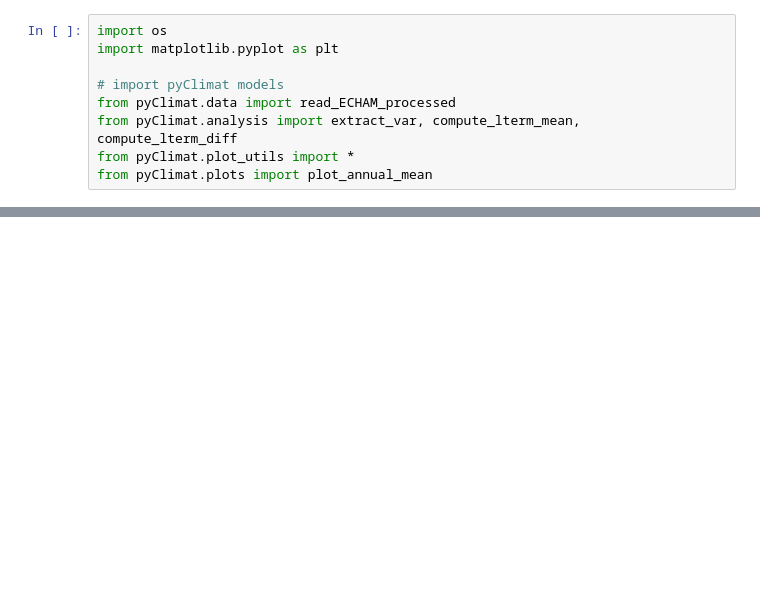
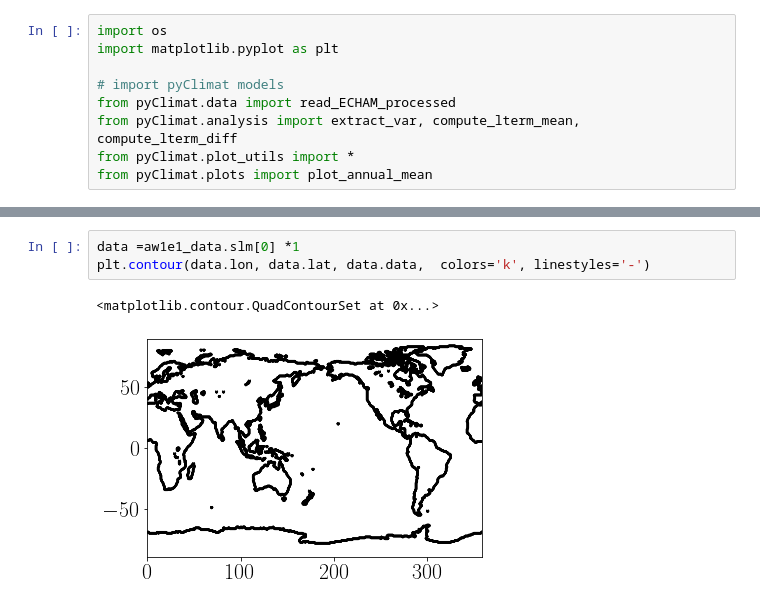
Before and after one commit to Dan-Boat/pyClimat, a Jupyter notebook: examples/Alps/Miocene/plot_anomaly.ipynb, the cells around one changed output, grey strips where cells are left out. Drawn from its saved outputs; the diff is of its cells as text; blank space fills up the shorter version.

```diff
--- a/examples/Alps/Miocene/plot_anomaly.ipynb
+++ b/examples/Alps/Miocene/plot_anomaly.ipynb
@@ -26,0 +38,6 @@ miow1e1_data, miow1e1_wiso = read_ECHAM_processed(main_path=module_output_main_p
+# %%
+data =aw1e1_data.slm[0] *1
+plt.contour(data.lon, data.lat, data.data,  colors='k', linestyles='-')
+# %% [output]
+<matplotlib.contour.QuadContourSet at 0x...>
+[figure, added]
```
Also changed, not shown: parts of 11 cells of this notebook, 1 other file.
